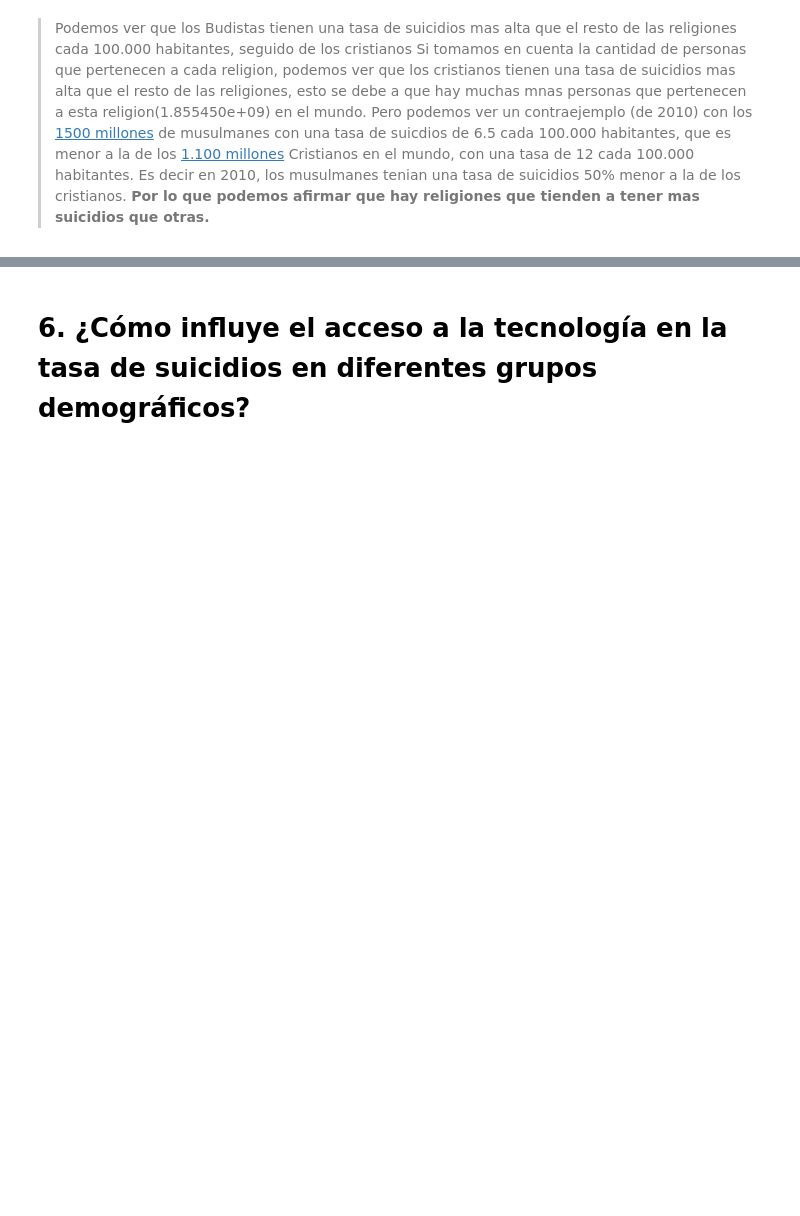
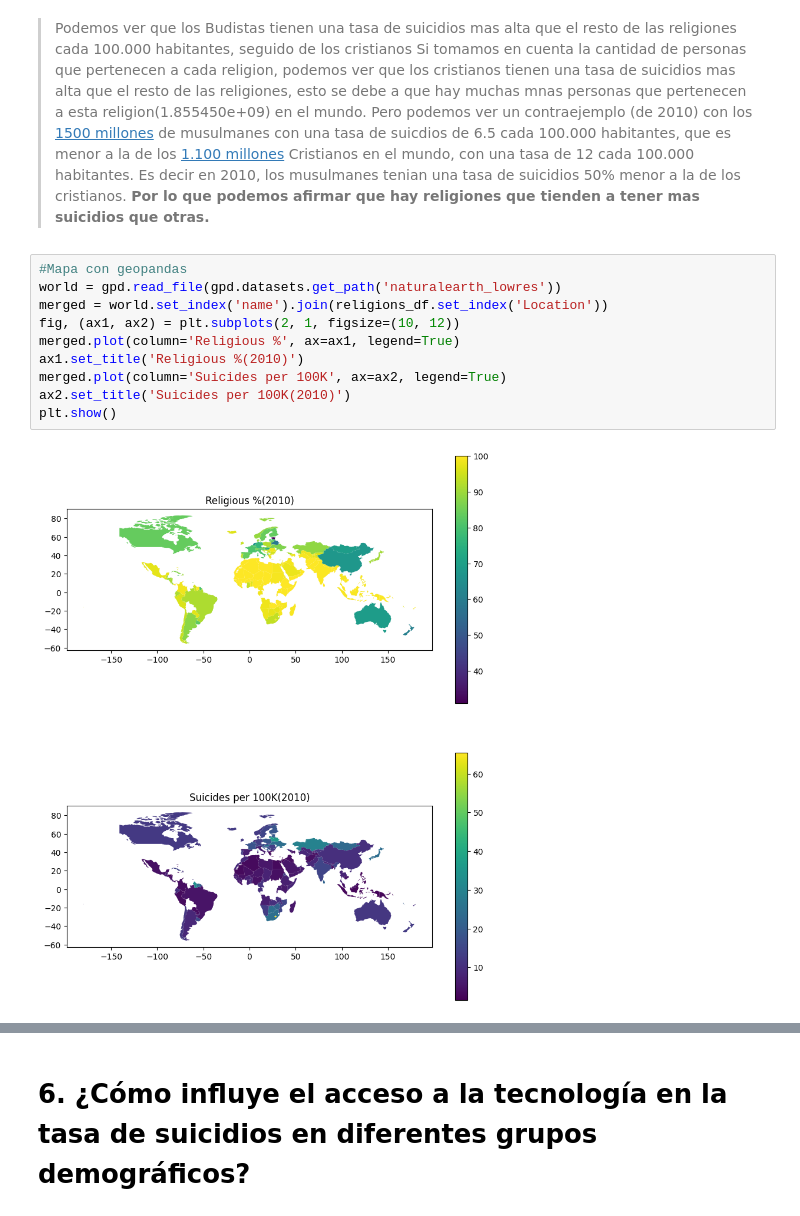
Before and after one commit to mardrouilly/Proyecto-I.C.D.-Grupo-2, a Jupyter notebook: Project_df.ipynb, the cells around one changed output, grey strips where cells are left out. Saved outputs shown, nothing was run; the diff lists cells and outputs as text; blank space fills up the shorter version.

```diff
--- a/Project_df.ipynb
+++ b/Project_df.ipynb
@@ -313,3 +313,15 @@ plt.show()
 > Si tomamos en cuenta la cantidad de personas que pertenecen a cada religion, podemos ver que los cristianos tienen una tasa de suicidios mas alta que el resto de las religiones, esto se debe a que hay muchas mnas personas que pertenecen a esta religion(1.855450e+09) en el mundo.
 > Pero podemos ver un contraejemplo (de 2010) con los [1500 millones](https://www.institutohalal.com/la-poblacion-musulmana-en-el-mundo/#:~:text=Una%20poblaci%C3%B3n%20en%20aumento%3A%20De,a%202200%20millones%20en%202030) de musulmanes con una tasa de suicdios de 6.5 cada 100.000 habitantes, que es menor a la de los [1.100 millones](https://elpais.com/internacional/2013/03/13/actualidad/1363206070_914018.html#:~:text=En%201910%2C%20los%20cat%C3%B3licos%20eran,cat%C3%B3lica%20global%20del%20Pew%20Center.) Cristianos en el mundo, con una tasa de 12 cada 100.000 habitantes.
 > Es decir en 2010, los musulmanes tenian una tasa de suicidios 50% menor a la de los cristianos. **Por lo que podemos afirmar que hay religiones que tienden a tener mas suicidios que otras.**
+# %%
+#Mapa con geopandas
+world = gpd.read_file(gpd.datasets.get_path('naturalearth_lowres'))
+merged = world.set_index('name').join(religions_df.set_index('Location'))
+fig, (ax1, ax2) = plt.subplots(2, 1, figsize=(10, 12))
+merged.plot(column='Religious %', ax=ax1, legend=True)
+ax1.set_title('Religious %(2010)')
+merged.plot(column='Suicides per 100K', ax=ax2, legend=True)
+ax2.set_title('Suicides per 100K(2010)')
+plt.show()
+# %% [output]
+[figure, added]
```
Also changed, not shown: parts of 6 cells of this notebook.
